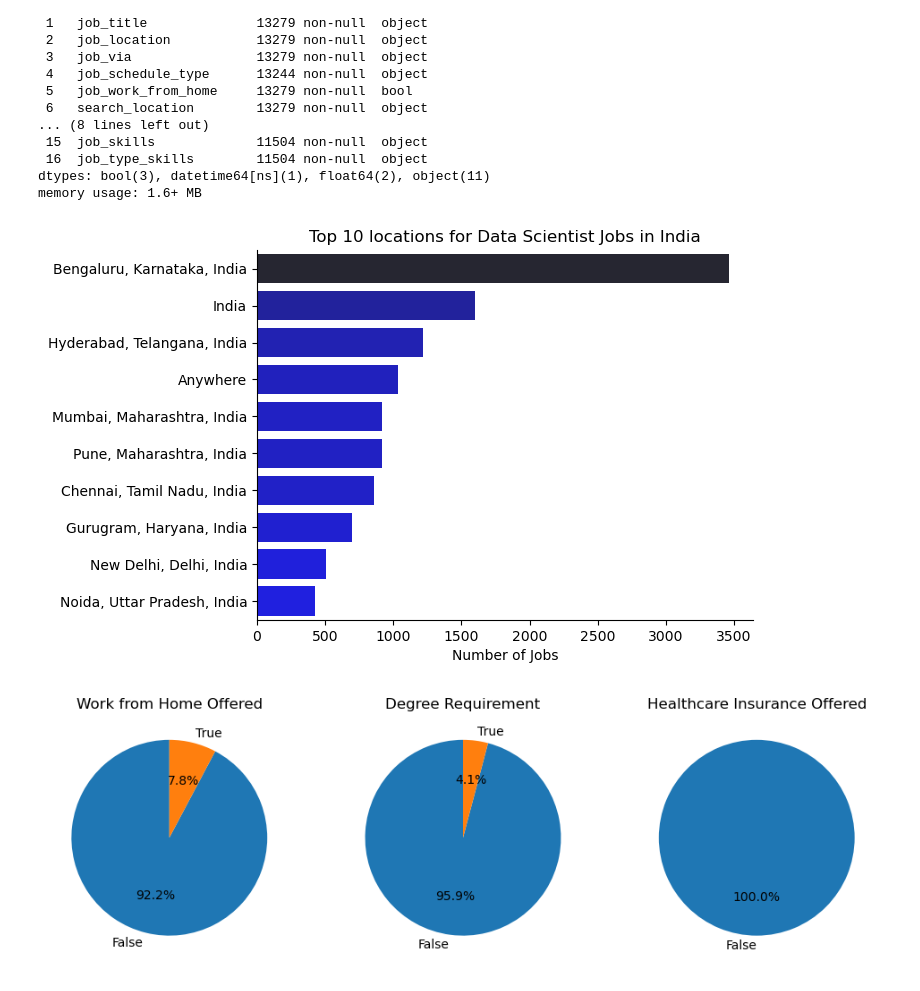
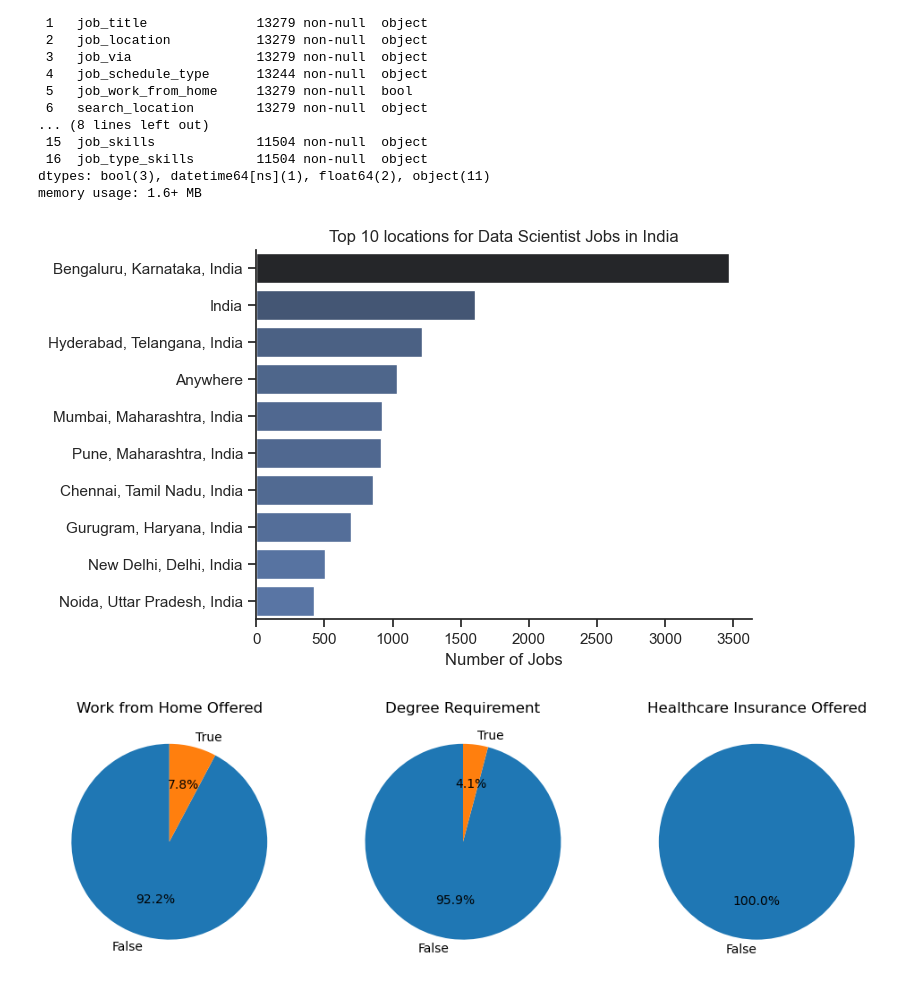
Before and after one commit to Abhiram-who/Python, a Jupyter notebook: project_python/1_EDA.ipynb, the cells around one changed output. Saved outputs shown, nothing was run; the diff lists cells and outputs as text; code cells hidden in the pictures.

```diff
--- a/project_python/1_EDA.ipynb
+++ b/project_python/1_EDA.ipynb
@@ -38,14 +38,15 @@ memory usage: 1.6+ MB
 # %%
 df_plot=df_ind['job_location'].value_counts().head(10).to_frame()
 
+sns.set_theme(style='ticks')
 sns.barplot(data=df_plot,x='count',y='job_location',hue='count',palette='dark:b_r', legend=False)
 sns.despine()
 plt.title('Top 10 locations for Data Scientist Jobs in India')
 plt.xlabel('Number of Jobs')
 plt.ylabel('')
 plt.show()
 # %% [output]
-[figure, old version]
+[figure, new version]
 # %%
 dict_column= {
     'job_work_from_home':'Work from Home Offered',
```
Also changed, not shown: parts of 1 cell of this notebook, 3 other files.
